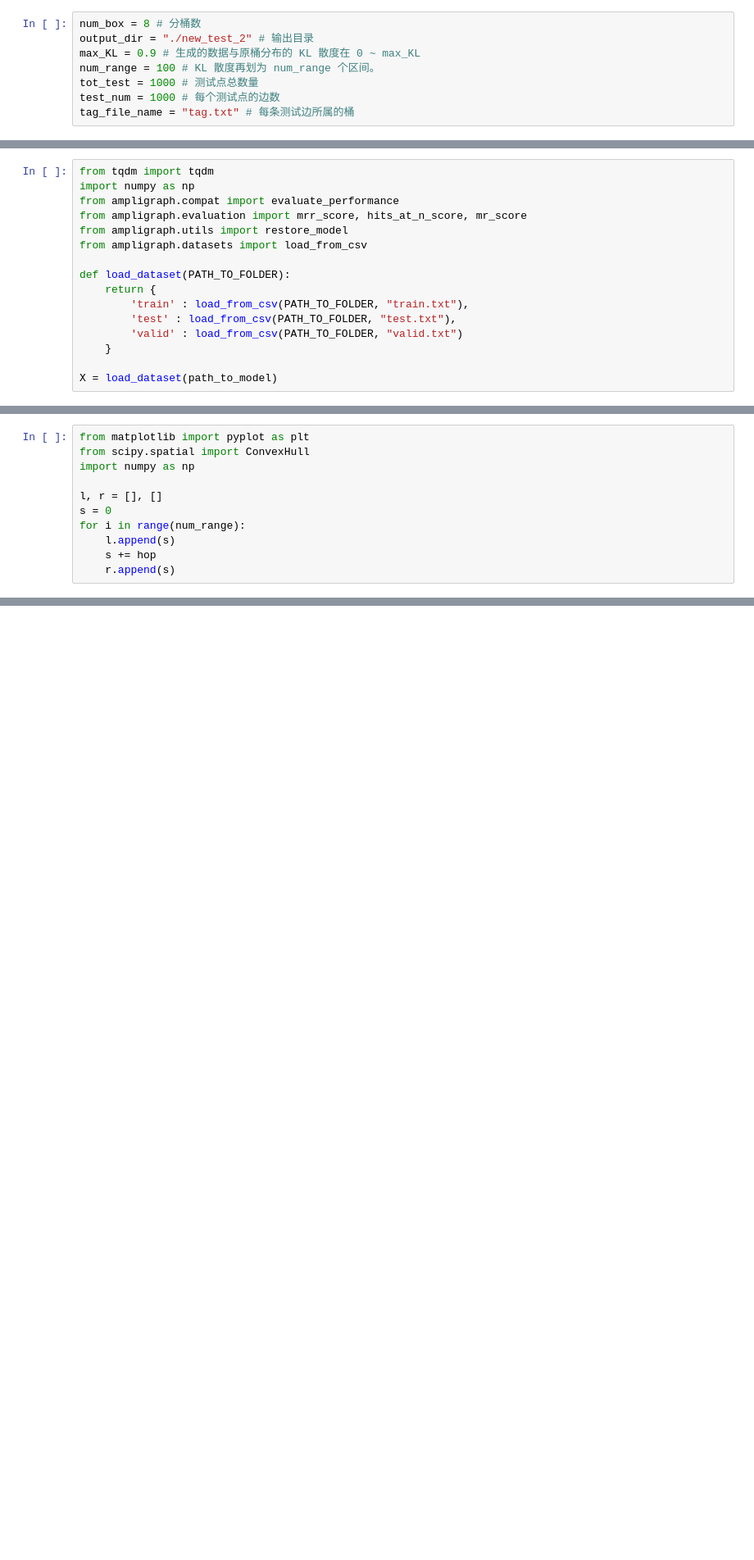
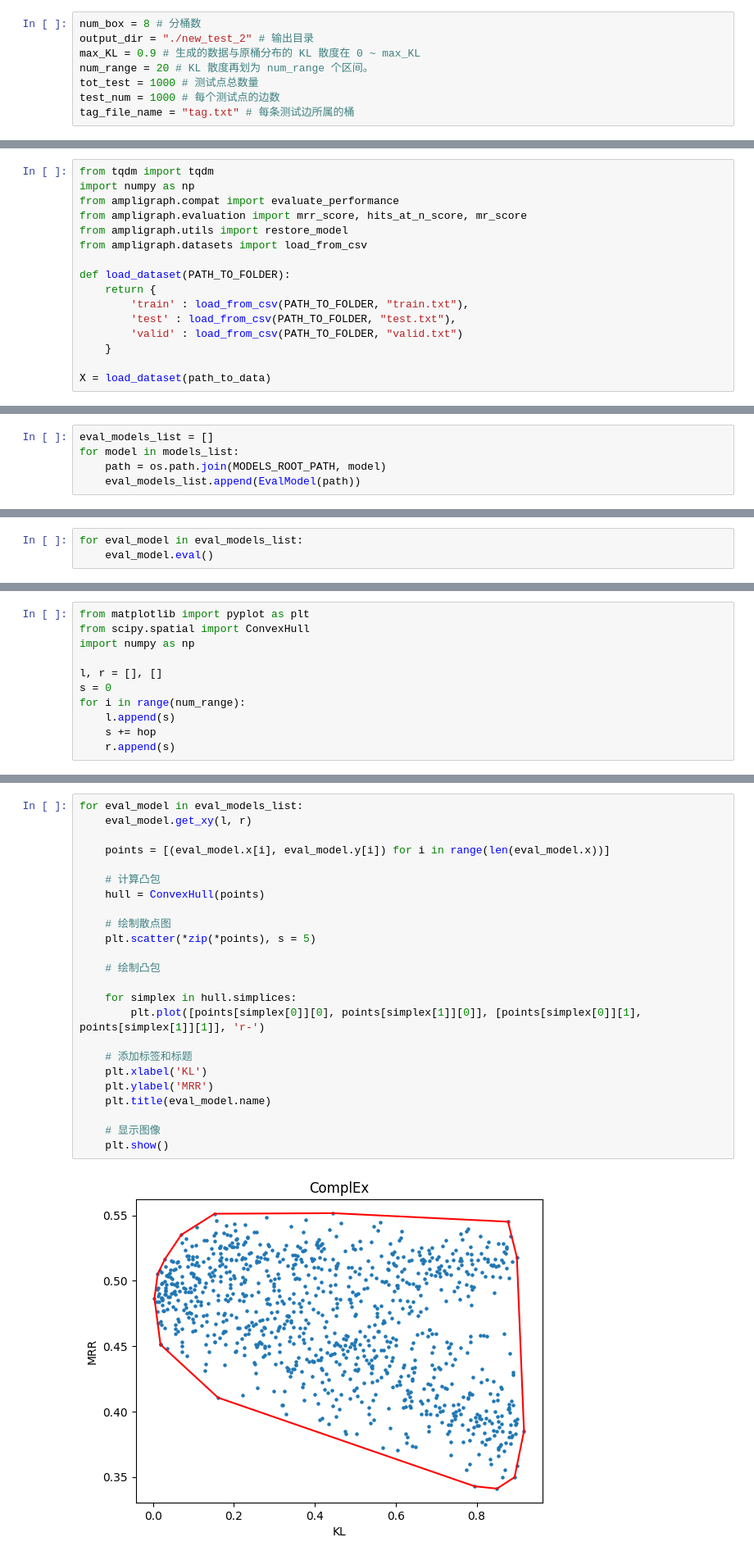
Before and after one commit to coldchair/OOD_Benchmark_KGLP, a Jupyter notebook: bash/make_test.ipynb, the cells around one changed output, grey strips where cells are left out. Shown at 82% size. Saved outputs shown, nothing was run; the diff lists cells and outputs as text; blank space fills up the shorter version.

```diff
--- a/bash/make_test.ipynb
+++ b/bash/make_test.ipynb
@@ -76,7 +78,7 @@ dataset = Dataset(MODELS_ROOT_PATH, model_path)
 num_box = 8 # 分桶数
 output_dir = "./new_test_2" # 输出目录
 max_KL = 0.9 # 生成的数据与原桶分布的 KL 散度在 0 ~ max_KL
-num_range = 100 # KL 散度再划为 num_range 个区间。
+num_range = 20 # KL 散度再划为 num_range 个区间。
 tot_test = 1000 # 测试点总数量
 test_num = 1000 # 每个测试点的边数
 tag_file_name = "tag.txt" # 每条测试边所属的桶
@@ -189,4 +203,4 @@ def load_dataset(PATH_TO_FOLDER):
         'valid' : load_from_csv(PATH_TO_FOLDER, "valid.txt")
     }
 
-X = load_dataset(path_to_model)
+X = load_dataset(path_to_data)
@@ -232,0 +271,5 @@ for idx in tqdm(range(0, tot_test), desc = "test_id"):
+# %%
+eval_models_list = []
+for model in models_list:
+    path = os.path.join(MODELS_ROOT_PATH, model)
+    eval_models_list.append(EvalModel(path))
@@ -232,0 +278,3 @@ for idx in tqdm(range(0, tot_test), desc = "test_id"):
+# %%
+for eval_model in eval_models_list:
+    eval_model.eval()
@@ -314,0 +304,26 @@ draw(store_name)
+# %%
+for eval_model in eval_models_list:
+    eval_model.get_xy(l, r)
+
+    points = [(eval_model.x[i], eval_model.y[i]) for i in range(len(eval_model.x))]
+
+    # 计算凸包
+    hull = ConvexHull(points)
+
+    # 绘制散点图
+    plt.scatter(*zip(*points), s = 5)
+
+    # 绘制凸包
+
+    for simplex in hull.simplices:
+        plt.plot([points[simplex[0]][0], points[simplex[1]][0]], [points[simplex[0]][1], points[simplex[1]][1]], 'r-')
+
+    # 添加标签和标题
+    plt.xlabel('KL')
+    plt.ylabel('MRR')
+    plt.title(eval_model.name)
+
+    # 显示图像
+    plt.show()
+# %% [output]
+[figure, added]
```
Also changed, not shown: parts of 14 cells of this notebook, 1 other file.
